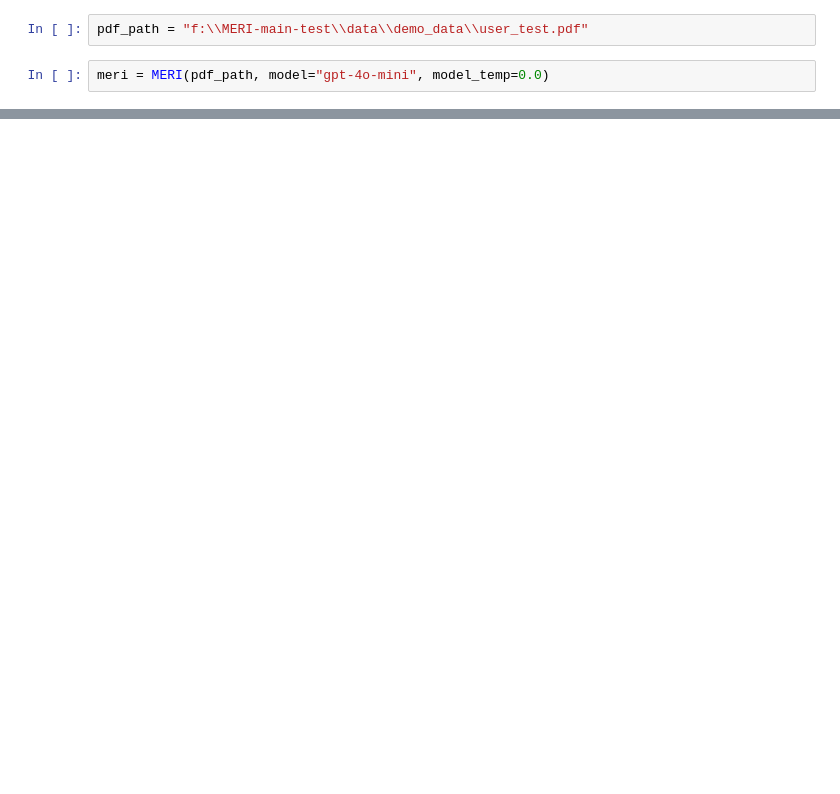
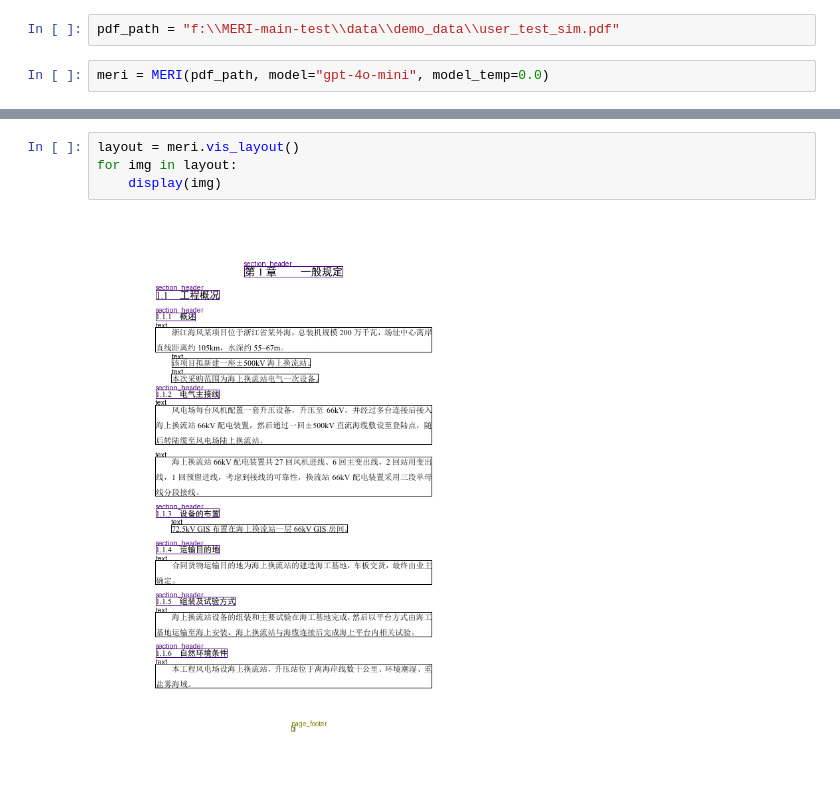
Before and after one commit to zhihangww/MERI-main, a Jupyter notebook: test.ipynb, the cells around one changed output, grey strips where cells are left out. Drawn from its saved outputs; the diff is of its cells as text; blank space fills up the shorter version.

```diff
--- a/test.ipynb
+++ b/test.ipynb
@@ -16,7 +16,7 @@ sys.path.append(base_path)
 * 'fields' has been removed
   warnings.warn(message, UserWarning)
 # %%
-pdf_path = "f:\\MERI-main-test\\data\\demo_data\\user_test.pdf"
+pdf_path = "f:\\MERI-main-test\\data\\demo_data\\user_test_sim.pdf"
 # %%
 meri = MERI(pdf_path, model="gpt-4o-mini", model_temp=0.0)
 # %%
@@ -27,0 +71,6 @@ Markdown(meri.int_format)
+# %%
+layout = meri.vis_layout()
+for img in layout:
+    display(img)
+# %% [output]
+[figure, added]
```
Also changed, not shown: parts of 4 cells of this notebook, 15 other files.
